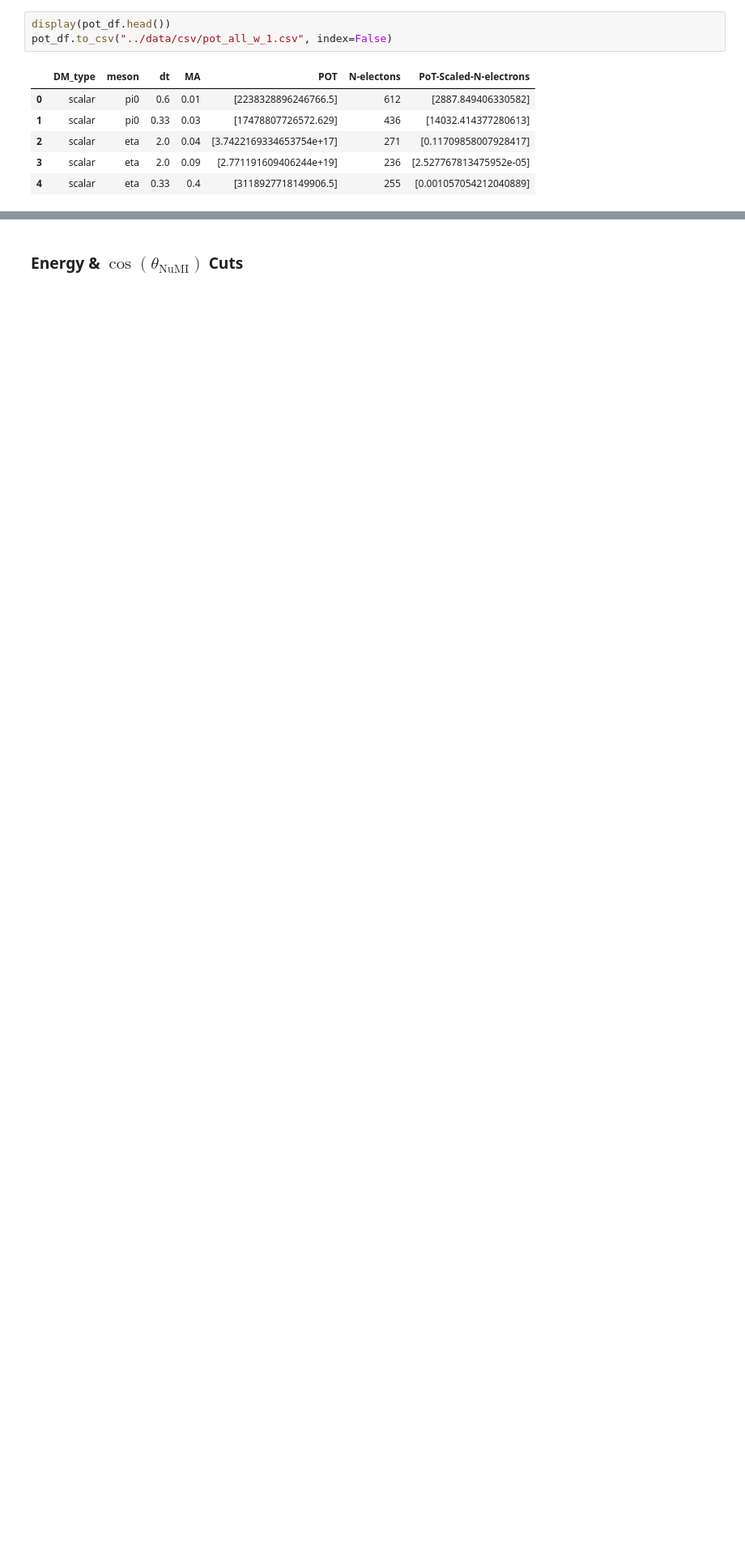
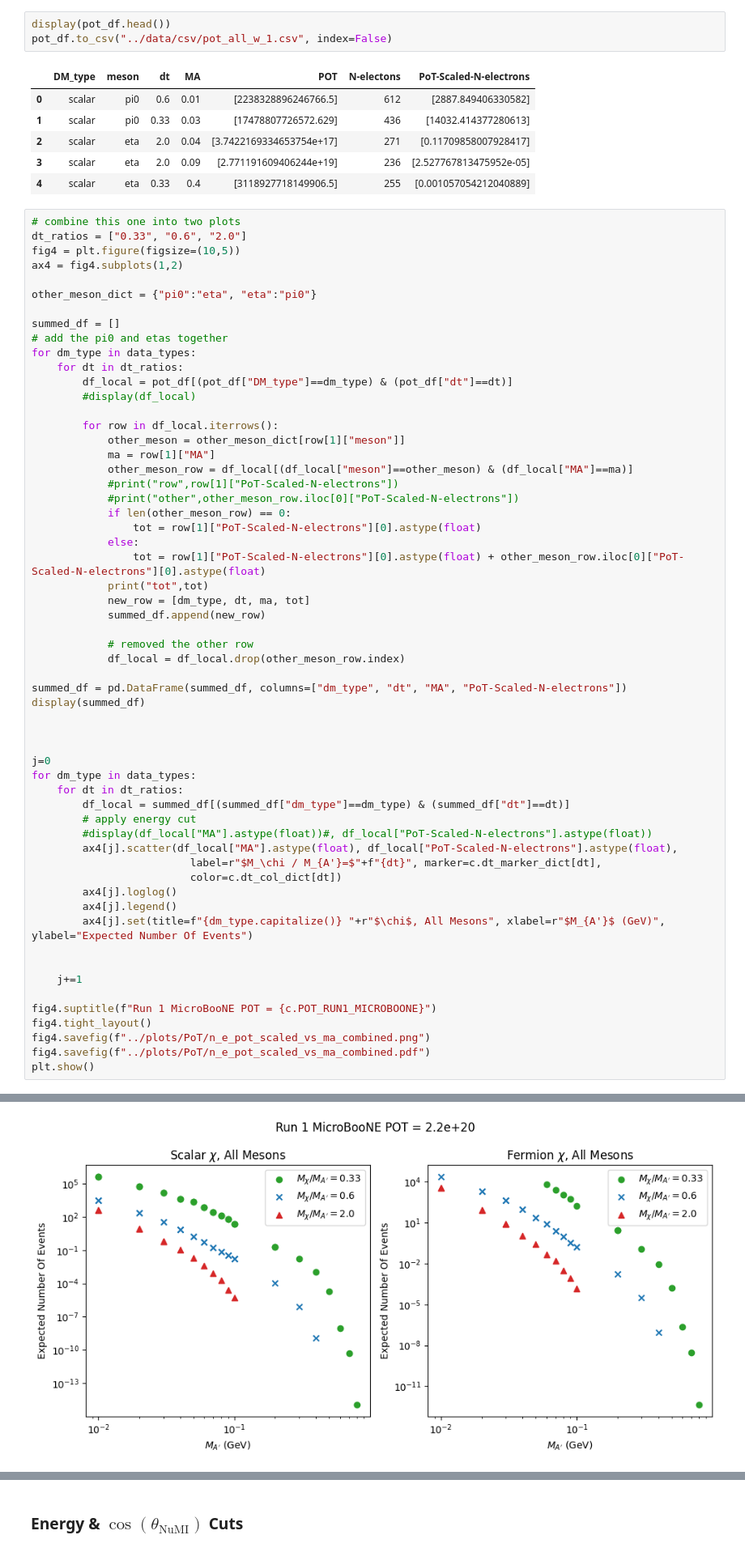
Before and after one commit to amh-137/DarkElectronScatter, a Jupyter notebook: notebooks/kinematics.ipynb, the cells around one changed output, grey strips where cells are left out. Shown at 81% size. Saved outputs shown, nothing was run; the diff lists cells and outputs as text; blank space fills up the shorter version.

```diff
--- a/notebooks/kinematics.ipynb
+++ b/notebooks/kinematics.ipynb
@@ -147,3 +147,62 @@ pot_df.to_csv("../data/csv/pot_all_w_1.csv", index=False)
 | 2 | scalar | eta | 2.0 | 0.04 | [3.7422169334653754e+17] | 271 | [0.11709858007928417] |
 | 3 | scalar | eta | 2.0 | 0.09 | [2.771191609406244e+19] | 236 | [2.527767813475952e-05] |
 | 4 | scalar | eta | 0.33 | 0.4 | [3118927718149906.5] | 255 | [0.001057054212040889] |
+# %%
+# combine this one into two plots
+dt_ratios = ["0.33", "0.6", "2.0"]
+fig4 = plt.figure(figsize=(10,5))
+ax4 = fig4.subplots(1,2)
+
+other_meson_dict = {"pi0":"eta", "eta":"pi0"}
+
+summed_df = []
+# add the pi0 and etas together
+for dm_type in data_types:
+    for dt in dt_ratios:
+        df_local = pot_df[(pot_df["DM_type"]==dm_type) & (pot_df["dt"]==dt)]
+        #display(df_local)
+
+        for row in df_local.iterrows():
+            other_meson = other_meson_dict[row[1]["meson"]]
+            ma = row[1]["MA"]
+            other_meson_row = df_local[(df_local["meson"]==other_meson) & (df_local["MA"]==ma)]
+            #print("row",row[1]["PoT-Scaled-N-electrons"])
+            #print("other",other_meson_row.iloc[0]["PoT-Scaled-N-electrons"])
+            if len(other_meson_row) == 0:
+                tot = row[1]["PoT-Scaled-N-electrons"][0].astype(float)
+            else:
+                tot = row[1]["PoT-Scaled-N-electrons"][0].astype(float) + other_meson_row.iloc[0]["PoT-Scaled-N-electrons"][0].astype(float)
+            print("tot",tot)
+            new_row = [dm_type, dt, ma, tot]
+            summed_df.append(new_row)
+
+            # removed the other row
+            df_local = df_local.drop(other_meson_row.index)
+
+summed_df = pd.DataFrame(summed_df, columns=["dm_type", "dt", "MA", "PoT-Scaled-N-electrons"])
+display(summed_df)
+
+
+
+j=0
+for dm_type in data_types:
+    for dt in dt_ratios:
+        df_local = summed_df[(summed_df["dm_type"]==dm_type) & (summed_df["dt"]==dt)]
+        # apply energy cut
+        #display(df_local["MA"].astype(float))#, df_local["PoT-Scaled-N-electrons"].astype(float))
+        ax4[j].scatter(df_local["MA"].astype(float), df_local["PoT-Scaled-N-electrons"].astype(float),
+                         label=r"$M_\chi / M_{A'}=$"+f"{dt}", marker=c.dt_marker_dict[dt],
+                         color=c.dt_col_dict[dt])
+        ax4[j].loglog()
+        ax4[j].legend()
+        ax4[j].set(title=f"{dm_type.capitalize()} "+r"$\chi$, All Mesons", xlabel=r"$M_{A'}$ (GeV)", ylabel="Expected Number Of Events")
+
+
+    j+=1
+
+fig4.suptitle(f"Run 1 MicroBooNE POT = {c.POT_RUN1_MICROBOONE}")
+fig4.tight_layout()
+fig4.savefig(f"../plots/PoT/n_e_pot_scaled_vs_ma_combined.png")
+fig4.savefig(f"../plots/PoT/n_e_pot_scaled_vs_ma_combined.pdf")
+plt.show()
+# %% [output]
@@ -150,3 +239,4 @@ pot_df.to_csv("../data/csv/pot_all_w_1.csv", index=False)
+[figure, added]
 # %%
 dt_ratios = ["0.33", "0.6", "2.0"]
 
```
Also changed, not shown: parts of 1 cell of this notebook, 1 other file.
